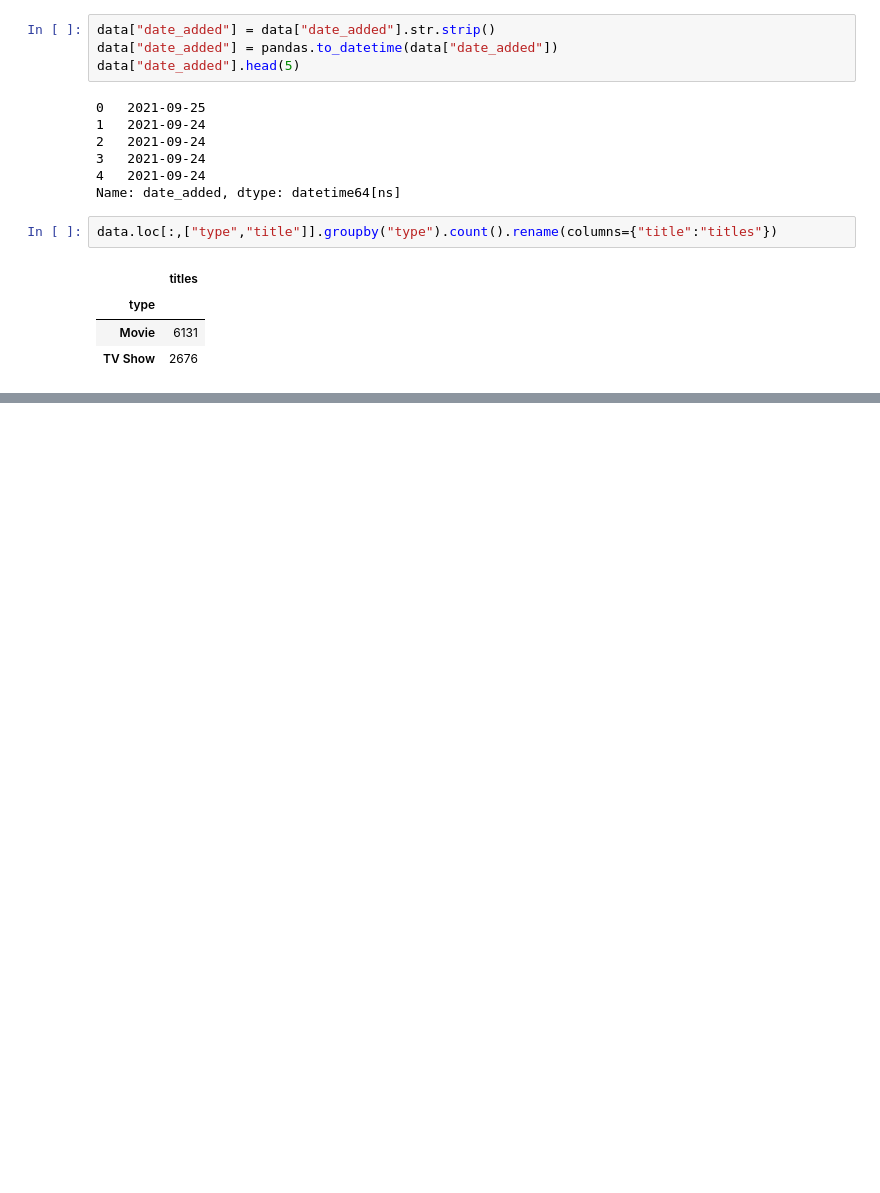
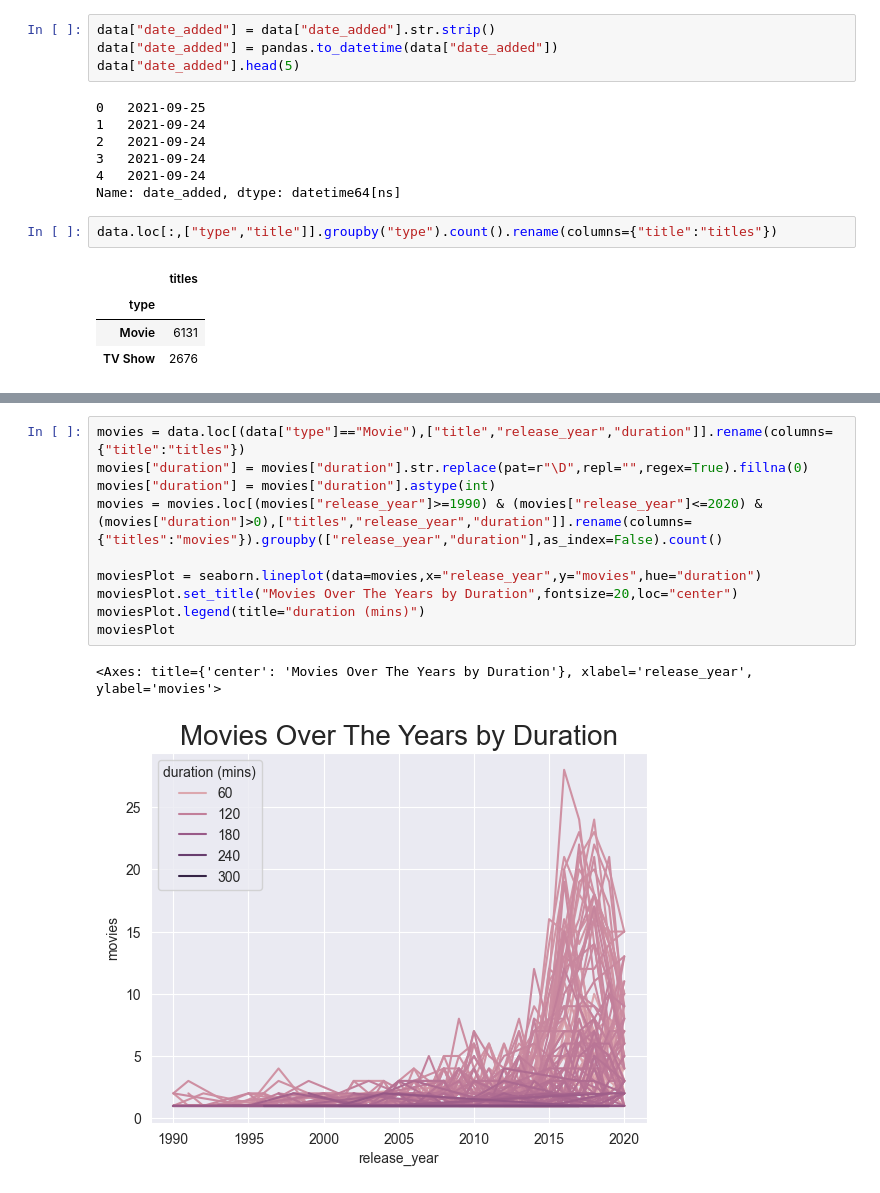
Before and after one commit to royalfalcon1146/data-analytics-case-studies, a Jupyter notebook: netflix-titles/notebooks/titles_analysis.ipynb, the cells around one changed output, grey strips where cells are left out. Cells and saved outputs as stored; diff of their text form; blank space fills up the shorter version.

```diff
--- a/netflix-titles/notebooks/titles_analysis.ipynb
+++ b/netflix-titles/notebooks/titles_analysis.ipynb
@@ -56,0 +79,13 @@ data.loc[:,["type","title"]].groupby("type").count().rename(columns={"title":"ti
+# %%
+movies = data.loc[(data["type"]=="Movie"),["title","release_year","duration"]].rename(columns={"title":"titles"})
+movies["duration"] = movies["duration"].str.replace(pat=r"\D",repl="",regex=True).fillna(0)
+movies["duration"] = movies["duration"].astype(int)
+movies = movies.loc[(movies["release_year"]>=1990) & (movies["release_year"]<=2020) & (movies["duration"]>0),["titles","release_year","duration"]].rename(columns={"titles":"movies"}).groupby(["release_year","duration"],as_index=False).count()
+
+moviesPlot = seaborn.lineplot(data=movies,x="release_year",y="movies",hue="duration")
+moviesPlot.set_title("Movies Over The Years by Duration",fontsize=20,loc="center")
+moviesPlot.legend(title="duration (mins)")
+moviesPlot
+# %% [output]
+<Axes: title={'center': 'Movies Over The Years by Duration'}, xlabel='release_year', ylabel='movies'>
+[figure, added]
```
Also changed, not shown: parts of 3 cells of this notebook, 4 other files.
